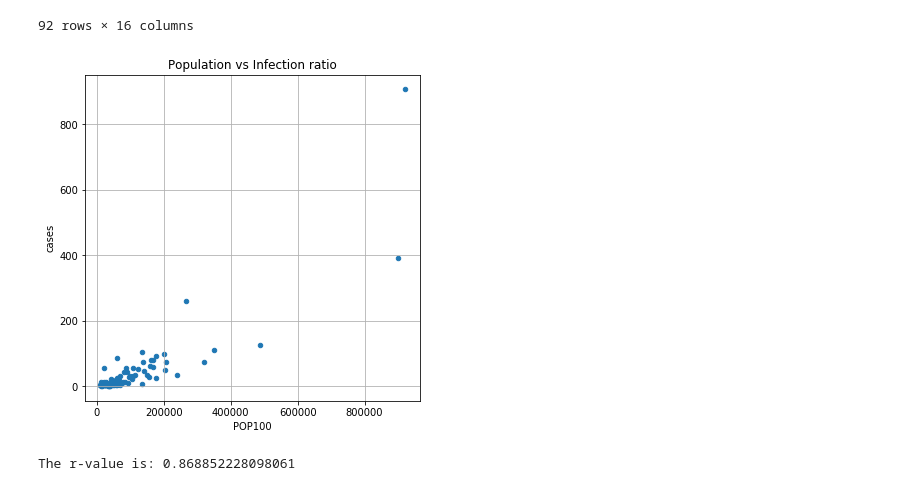
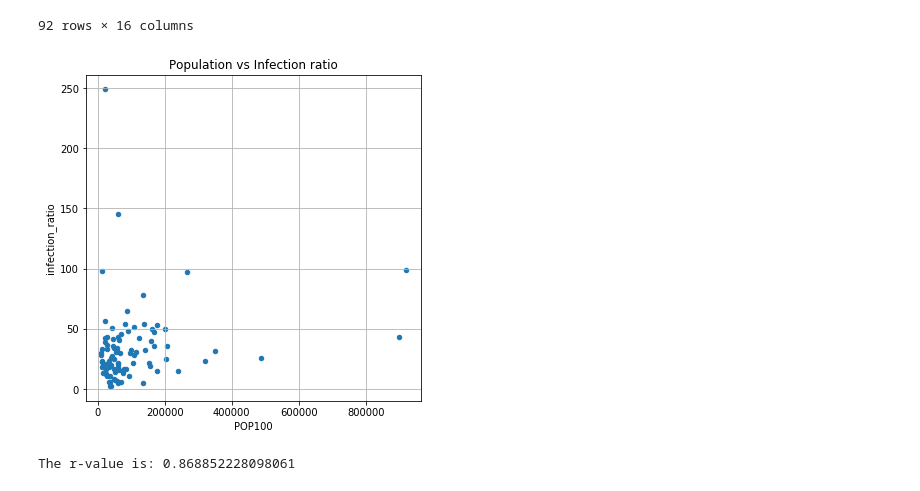
Before and after one commit to jtpeters963/Project-1, a Jupyter notebook: census_analysis.ipynb, the cells around one changed output. Cells and saved outputs as stored; diff of their text form; code cells hidden in the pictures.

Commit message:
Final - census_analysis.ipynb

```diff
--- a/census_analysis.ipynb
+++ b/census_analysis.ipynb
@@ -97,11 +97,11 @@ df_covid_census_merged.fillna(0)
 # %%
 # Scatter plot
 #Generate a scatter plot of population and infection ratio
 
-df_covid_census_merged.plot(kind="scatter", x="POP100", y="cases", grid=True, figsize=(6,6),title="Population vs Infection ratio")
+df_covid_census_merged.plot(kind="scatter", x="POP100", y="infection_ratio", grid=True, figsize=(6,6),title="Population vs Infection ratio")
 plt.show()
 # %% [output]
-[figure, old version]
+[figure, new version]
 # %%
 # Correlation between number of cases and population in NC counties
 
```
Also changed, not shown: parts of 1 cell of this notebook.
